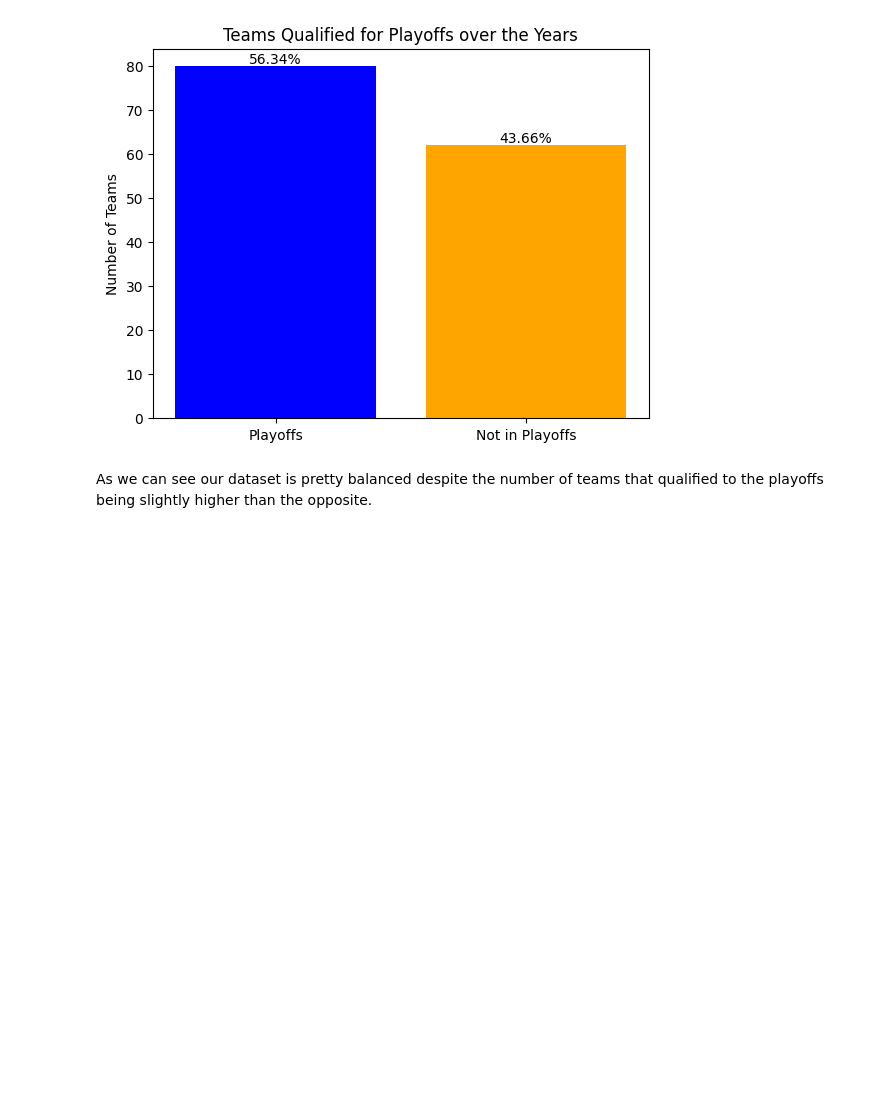
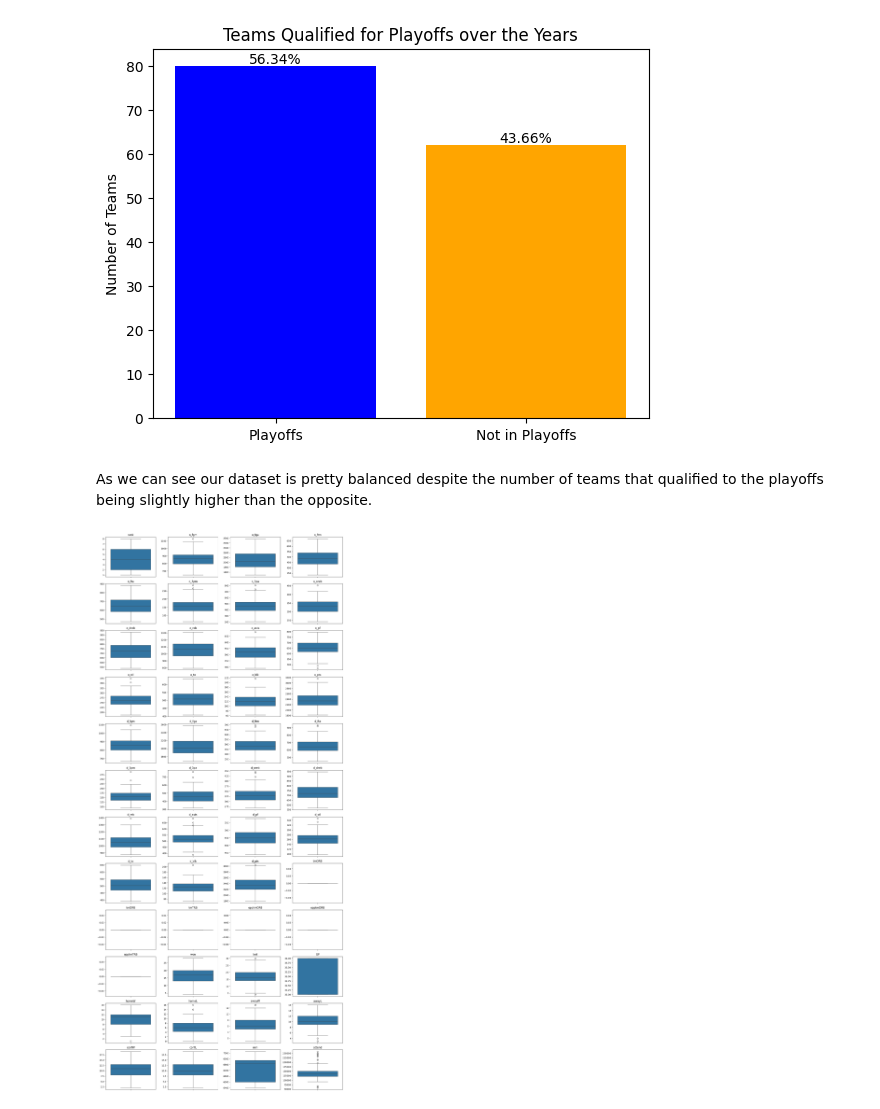
Before and after one commit to oliveira002/FEUP-AC, a Jupyter notebook: data_understanding.ipynb, the cells around one changed output. Cells and saved outputs as stored; diff of their text form; code cells hidden in the pictures; blank space fills up the shorter version.

```diff
--- a/data_understanding.ipynb
+++ b/data_understanding.ipynb
@@ -183,4 +199,6 @@ uu.target_distribution(db_cur)
 # %% [markdown]
 As we can see our dataset is pretty balanced despite the number of teams that qualified to the playoffs being slightly higher than the opposite.
 # %%
-#uu.check_for_outliers(db_cur)
+uu.check_for_outliers(db_cur)
+# %% [output]
+[figure, added]
```
Also changed, not shown: parts of 8 cells of this notebook, 2 other files.
